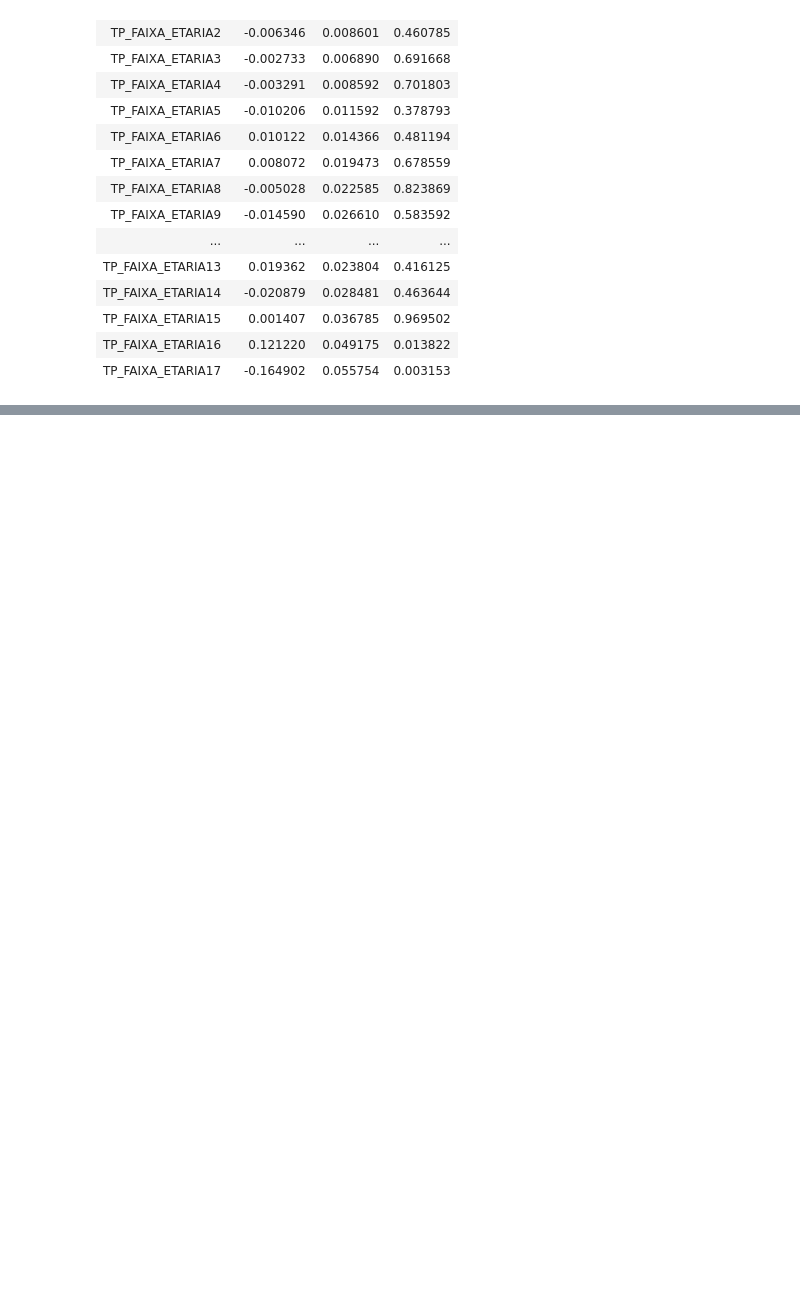
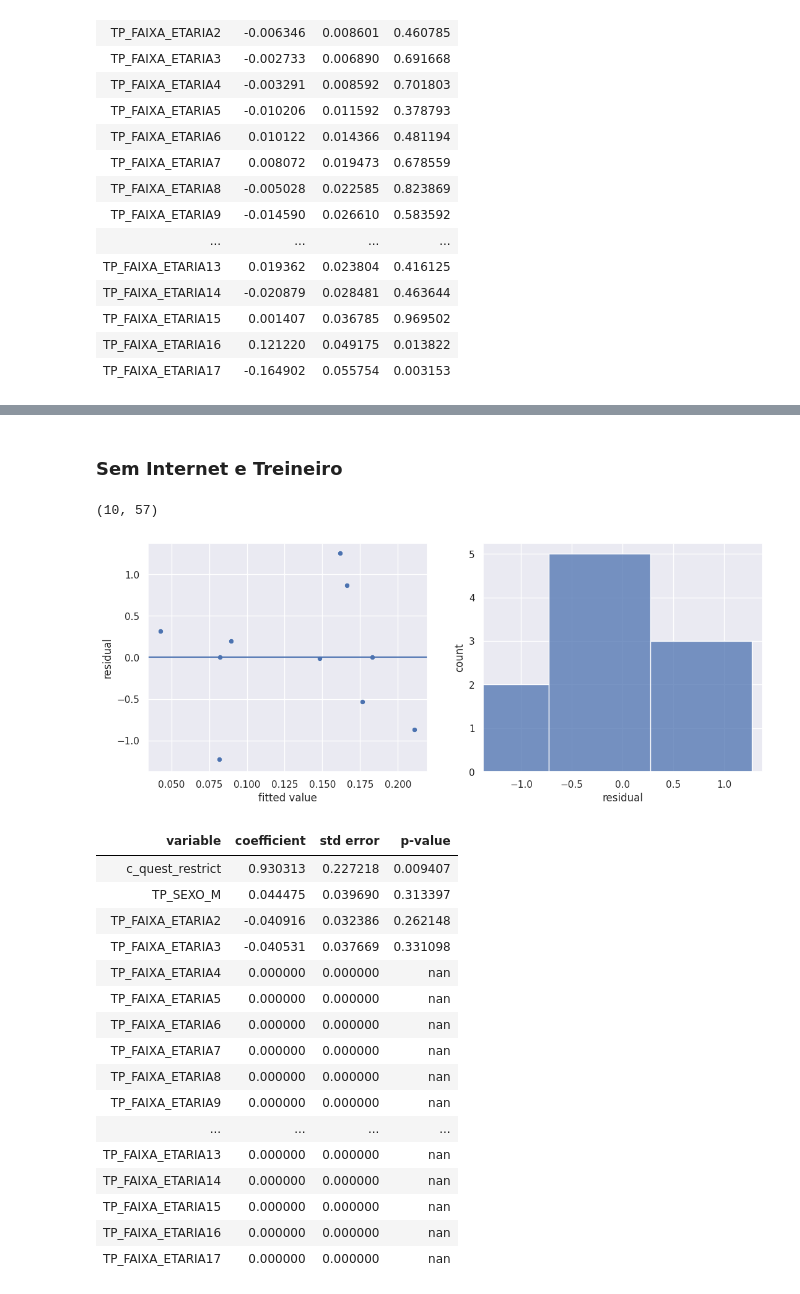
Before and after one commit to gabrielonishi/ENEMSocialNetworkAnalysis, a Jupyter notebook: 3 - Teste de Hipótese.ipynb, the cells around one changed output, grey strips where cells are left out. Drawn from its saved outputs; the diff is of its cells as text; code cells hidden in the pictures; blank space fills up the shorter version.

```diff
--- a/3 - Teste de Hipótese.ipynb
+++ b/3 - Teste de Hipótese.ipynb
@@ -738,0 +865,26 @@ treineiros_summary
+# %% [markdown]
+### Sem Internet e Treineiro
+# %%
+df_sem_internet_treineiro = df_sem_internet.loc[df_sem_internet['IN_TREINEIRO'] == 1]
+print(df_sem_internet_treineiro.shape)
+linear_results(df_sem_internet_treineiro)
+# %% [output]
+(10, 57)
+[figure, added]
+| variable | coefficient | std error | p-value |
+| c_quest_restrict | 0.930313 | 0.227218 | 0.009407 |
+| TP_SEXO_M | 0.044475 | 0.039690 | 0.313397 |
+| TP_FAIXA_ETARIA2 | -0.040916 | 0.032386 | 0.262148 |
+| TP_FAIXA_ETARIA3 | -0.040531 | 0.037669 | 0.331098 |
+| TP_FAIXA_ETARIA4 | 0.000000 | 0.000000 | nan |
+| TP_FAIXA_ETARIA5 | 0.000000 | 0.000000 | nan |
+| TP_FAIXA_ETARIA6 | 0.000000 | 0.000000 | nan |
+| TP_FAIXA_ETARIA7 | 0.000000 | 0.000000 | nan |
+| TP_FAIXA_ETARIA8 | 0.000000 | 0.000000 | nan |
+| TP_FAIXA_ETARIA9 | 0.000000 | 0.000000 | nan |
+| ... | ... | ... | ... |
+| TP_FAIXA_ETARIA13 | 0.000000 | 0.000000 | nan |
+| TP_FAIXA_ETARIA14 | 0.000000 | 0.000000 | nan |
+| TP_FAIXA_ETARIA15 | 0.000000 | 0.000000 | nan |
+| TP_FAIXA_ETARIA16 | 0.000000 | 0.000000 | nan |
+| TP_FAIXA_ETARIA17 | 0.000000 | 0.000000 | nan |
```
Also changed, not shown: parts of 37 cells of this notebook, 3 other files.
